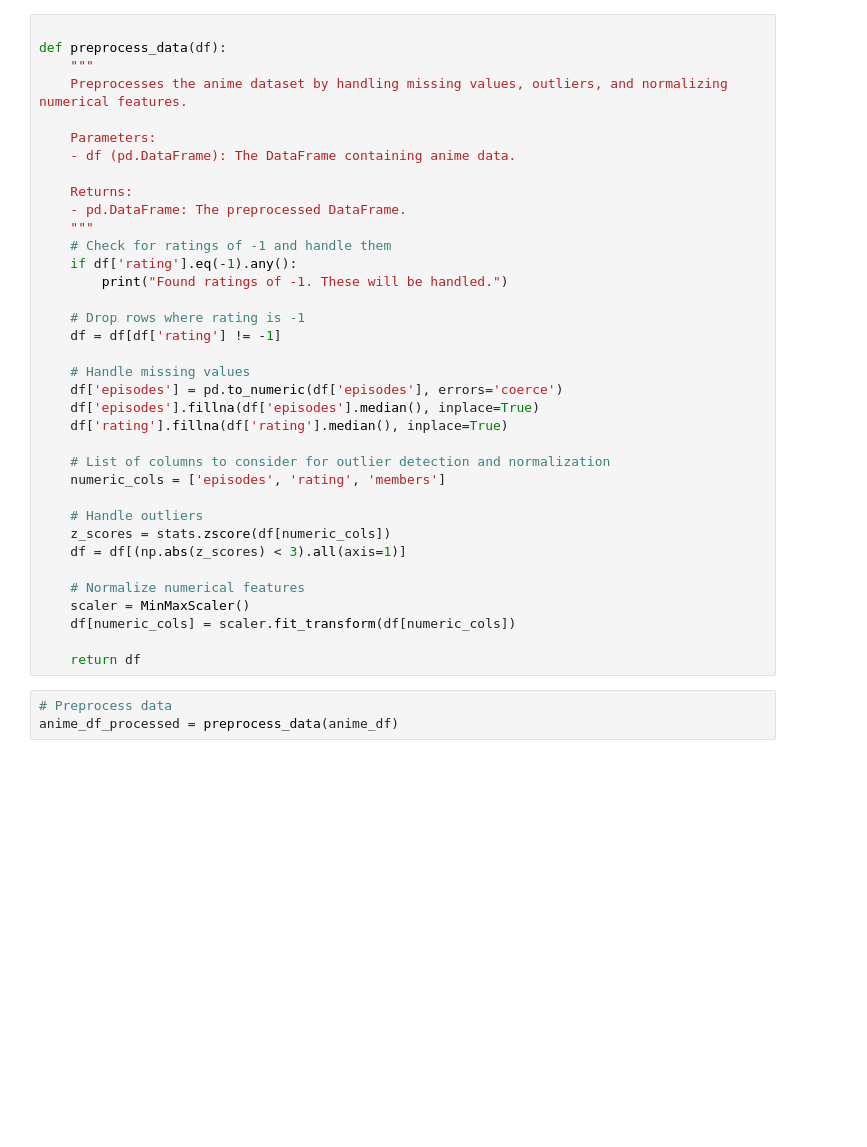
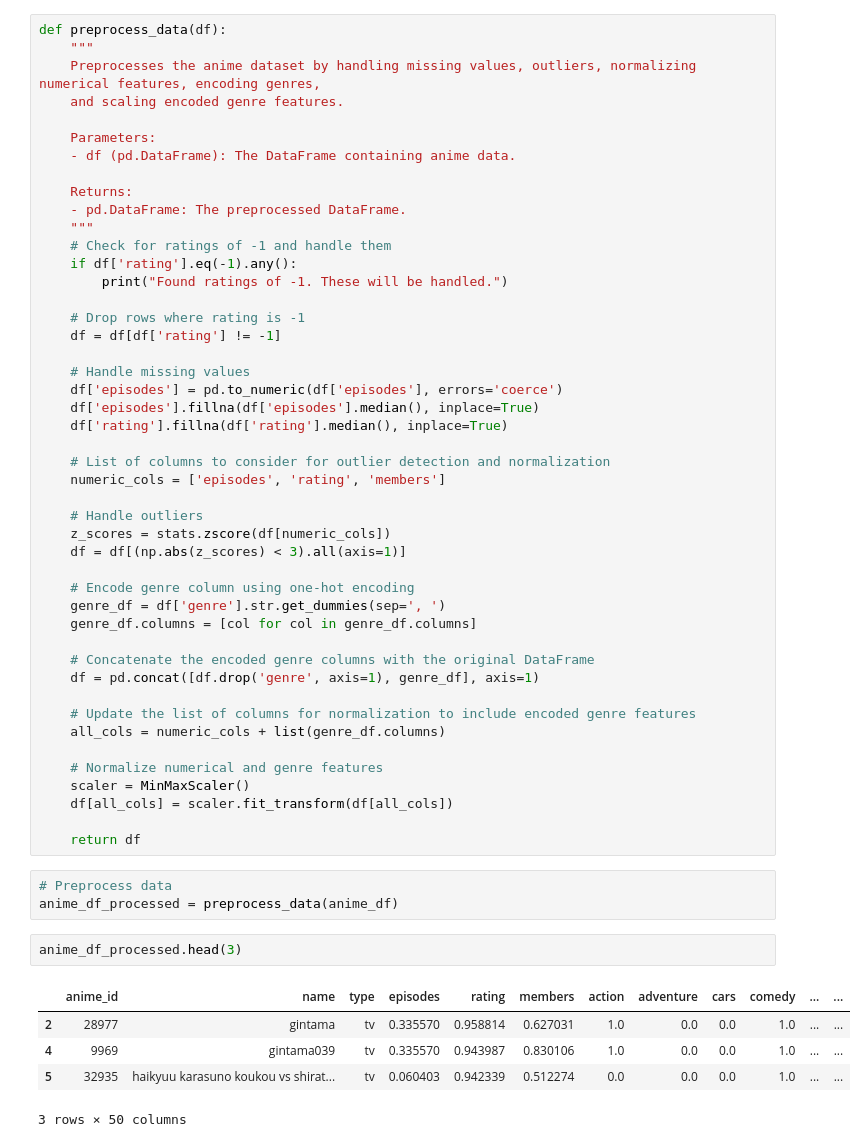
Before and after one commit to MoteneJan/JB1_2401FTDS, a Jupyter notebook: JB1_2401FTDS.ipynb, the cells around one changed output. Saved outputs shown, nothing was run; the diff lists cells and outputs as text; blank space fills up the shorter version.

```diff
--- a/JB1_2401FTDS.ipynb
+++ b/JB1_2401FTDS.ipynb
@@ -985,8 +991,8 @@ This function ensures that the data is cleaned, outlier-free, and normalized for
 # %%
-
 def preprocess_data(df):
     """
-    Preprocesses the anime dataset by handling missing values, outliers, and normalizing numerical features.
+    Preprocesses the anime dataset by handling missing values, outliers, normalizing numerical features, encoding genres,
+    and scaling encoded genre features.
 
     Parameters:
     - df (pd.DataFrame): The DataFrame containing anime data.
@@ -1013,11 +1019,29 @@ def preprocess_data(df):
     z_scores = stats.zscore(df[numeric_cols])
     df = df[(np.abs(z_scores) < 3).all(axis=1)]
 
-    # Normalize numerical features
+    # Encode genre column using one-hot encoding
+    genre_df = df['genre'].str.get_dummies(sep=', ')
+    genre_df.columns = [col for col in genre_df.columns]
+
+    # Concatenate the encoded genre columns with the original DataFrame
+    df = pd.concat([df.drop('genre', axis=1), genre_df], axis=1)
+
+    # Update the list of columns for normalization to include encoded genre features
+    all_cols = numeric_cols + list(genre_df.columns)
+
+    # Normalize numerical and genre features
     scaler = MinMaxScaler()
-    df[numeric_cols] = scaler.fit_transform(df[numeric_cols])
+    df[all_cols] = scaler.fit_transform(df[all_cols])
 
     return df
 # %%
 # Preprocess data
 anime_df_processed = preprocess_data(anime_df)
+# %%
+anime_df_processed.head(3)
+# %% [output]
+|  | anime_id | name | type | episodes | rating | members | action | adventure | cars | comedy | ... | ... |
+| 2 | 28977 | gintama | tv | 0.335570 | 0.958814 | 0.627031 | 1.0 | 0.0 | 0.0 | 1.0 | ... | ... |
+| 4 | 9969 | gintama039 | tv | 0.335570 | 0.943987 | 0.830106 | 1.0 | 0.0 | 0.0 | 1.0 | ... | ... |
+| 5 | 32935 | haikyuu karasuno koukou vs shirat... | tv | 0.060403 | 0.942339 | 0.512274 | 0.0 | 0.0 | 0.0 | 1.0 | ... | ... |
+3 rows × 50 columns
```
Also changed, not shown: parts of 2 cells of this notebook.
